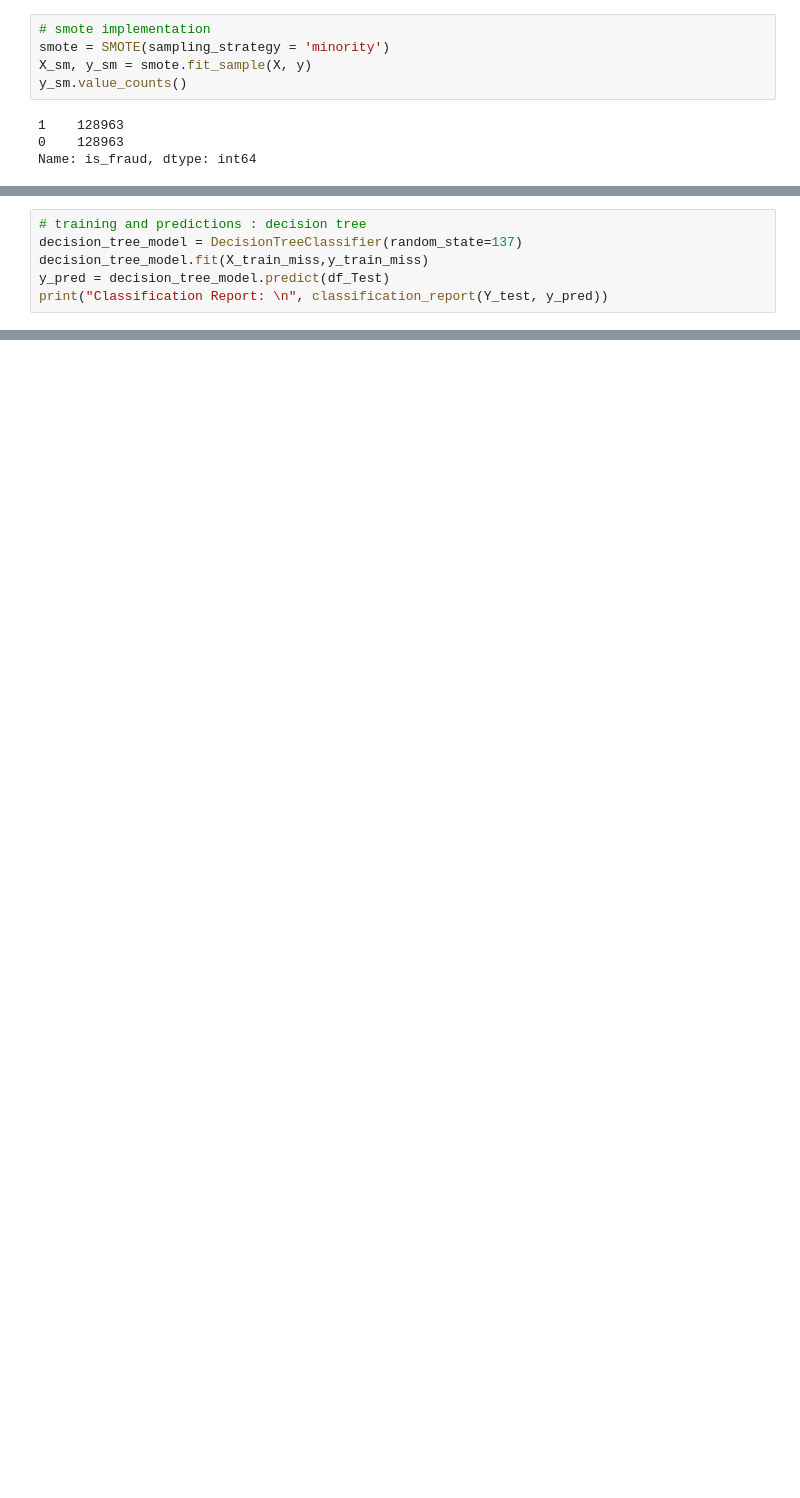
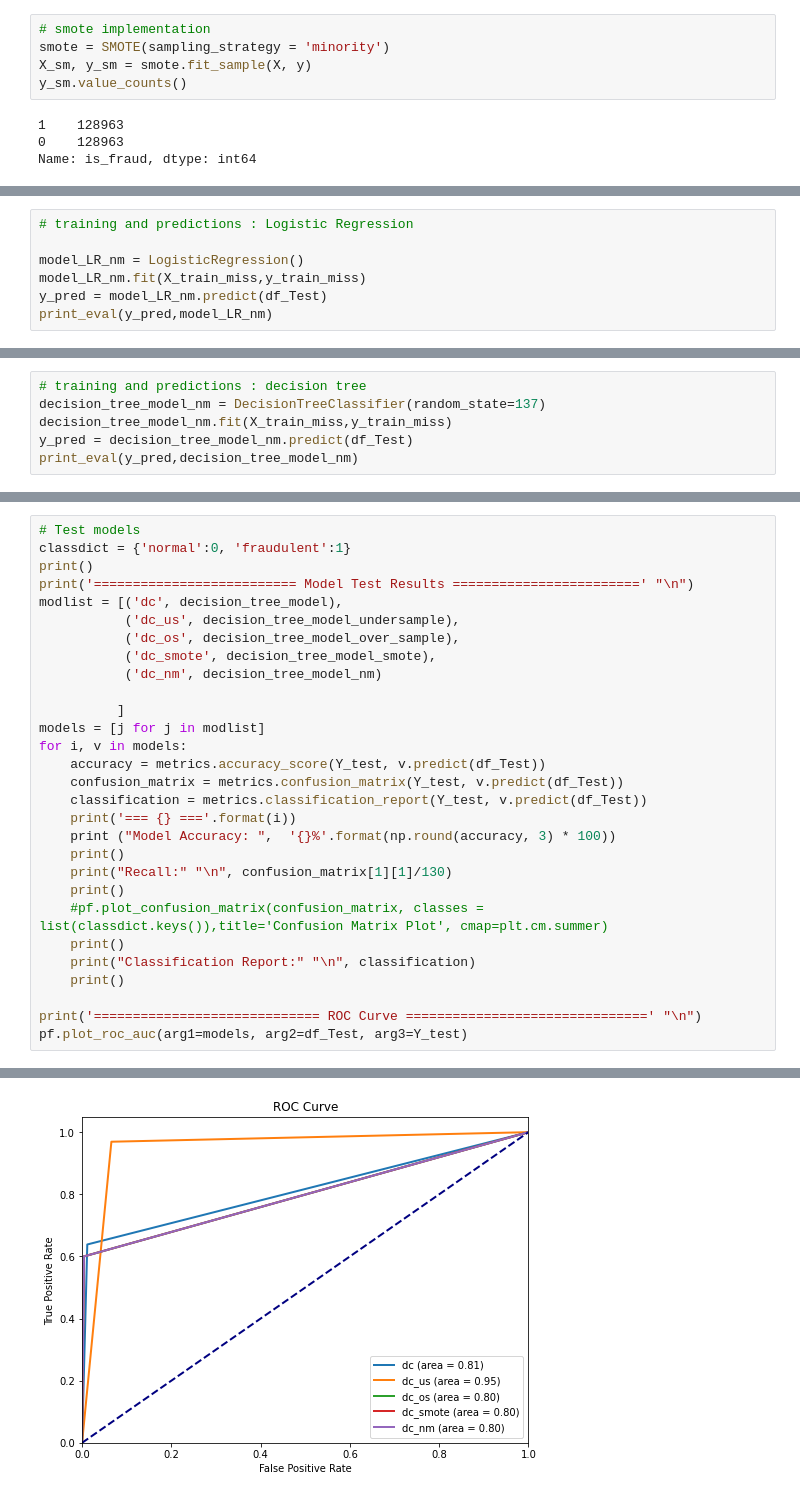
Before and after one commit to sharmasapna/credit-card-fraud-detection, a Jupyter notebook: credit-card-fraud-detection.ipynb, the cells around one changed output, grey strips where cells are left out. Cells and saved outputs as stored; diff of their text form; blank space fills up the shorter version.

```diff
--- a/credit-card-fraud-detection.ipynb
+++ b/credit-card-fraud-detection.ipynb
@@ -629,0 +690,7 @@ weighted avg       0.99      0.99      0.99     27786
+# %%
+# training and predictions : Logistic Regression
+
+model_LR_nm = LogisticRegression()
+model_LR_nm.fit(X_train_miss,y_train_miss)
+y_pred = model_LR_nm.predict(df_Test)
+print_eval(y_pred,model_LR_nm)
@@ -629,0 +710,6 @@ weighted avg       0.99      0.99      0.99     27786
+# %%
+# training and predictions : decision tree
+decision_tree_model_nm = DecisionTreeClassifier(random_state=137)
+decision_tree_model_nm.fit(X_train_miss,y_train_miss)
+y_pred = decision_tree_model_nm.predict(df_Test)
+print_eval(y_pred,decision_tree_model_nm)
@@ -672,6 +745,0 @@ weighted avg       0.99      0.86      0.92     55572
-# %%
-# training and predictions : decision tree
-decision_tree_model = DecisionTreeClassifier(random_state=137)
-decision_tree_model.fit(X_train_miss,y_train_miss)
-y_pred = decision_tree_model.predict(df_Test)
-print("Classification Report: \n", classification_report(Y_test, y_pred))
@@ -693,0 +749,30 @@ If we see the Recall metric for fraud detection, under sampling gave the best re
+# %%
+# Test models
+classdict = {'normal':0, 'fraudulent':1}
+print()
+print('========================== Model Test Results ========================' "\n")
+modlist = [('dc', decision_tree_model),
+           ('dc_us', decision_tree_model_undersample),
+           ('dc_os', decision_tree_model_over_sample),
+           ('dc_smote', decision_tree_model_smote),
+           ('dc_nm', decision_tree_model_nm)
+
+          ]
+models = [j for j in modlist]
+for i, v in models:
+    accuracy = metrics.accuracy_score(Y_test, v.predict(df_Test))
+    confusion_matrix = metrics.confusion_matrix(Y_test, v.predict(df_Test))
+    classification = metrics.classification_report(Y_test, v.predict(df_Test))
+    print('=== {} ==='.format(i))
+    print ("Model Accuracy: ",  '{}%'.format(np.round(accuracy, 3) * 100))
+    print()
+    print("Recall:" "\n", confusion_matrix[1][1]/130)
+    print()
+    #pf.plot_confusion_matrix(confusion_matrix, classes = list(classdict.keys()),title='Confusion Matrix Plot', cmap=plt.cm.summer)
+    print()
+    print("Classification Report:" "\n", classification)
+    print()
+
+print('============================= ROC Curve ===============================' "\n")
+pf.plot_roc_auc(arg1=models, arg2=df_Test, arg3=Y_test)
+# %% [output]
@@ -693,0 +796 @@ If we see the Recall metric for fraud detection, under sampling gave the best re
+[figure, added]
```
Also changed, not shown: parts of 46 cells of this notebook.
